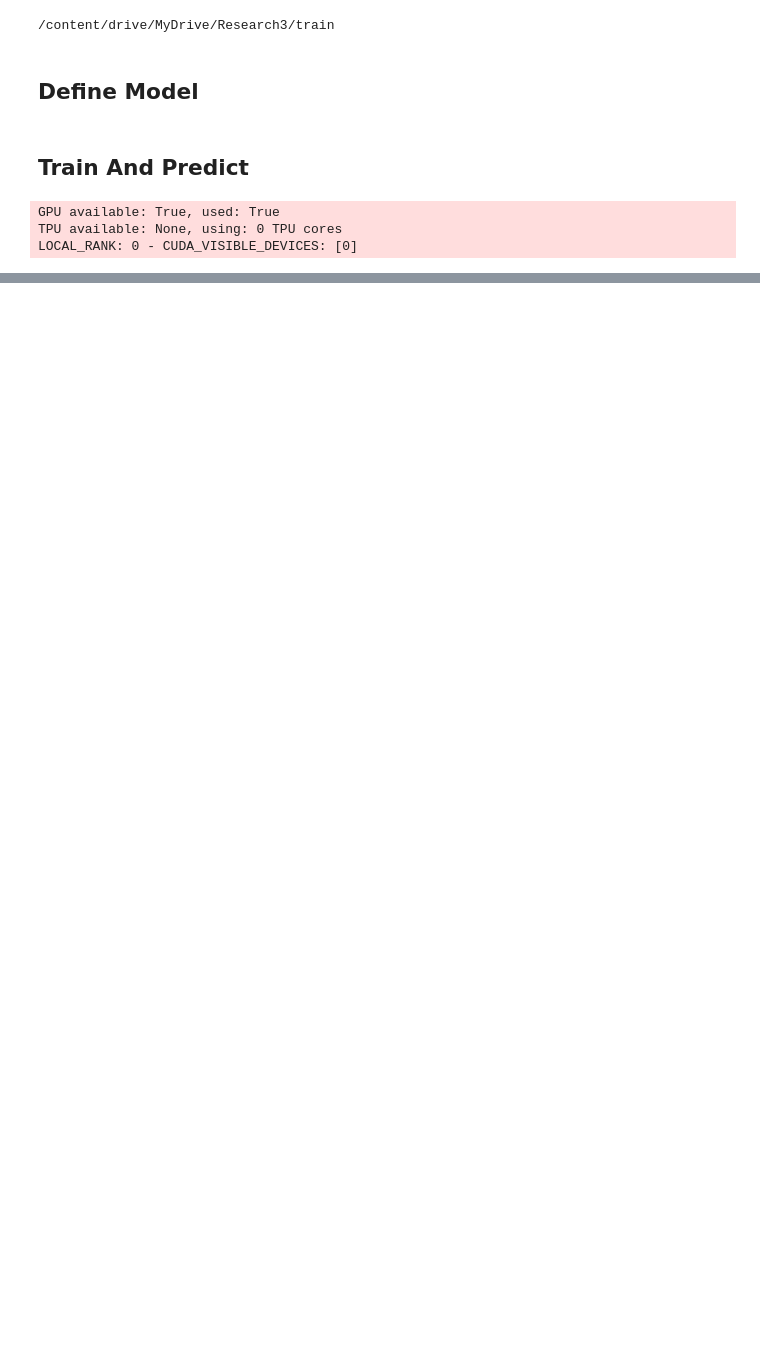
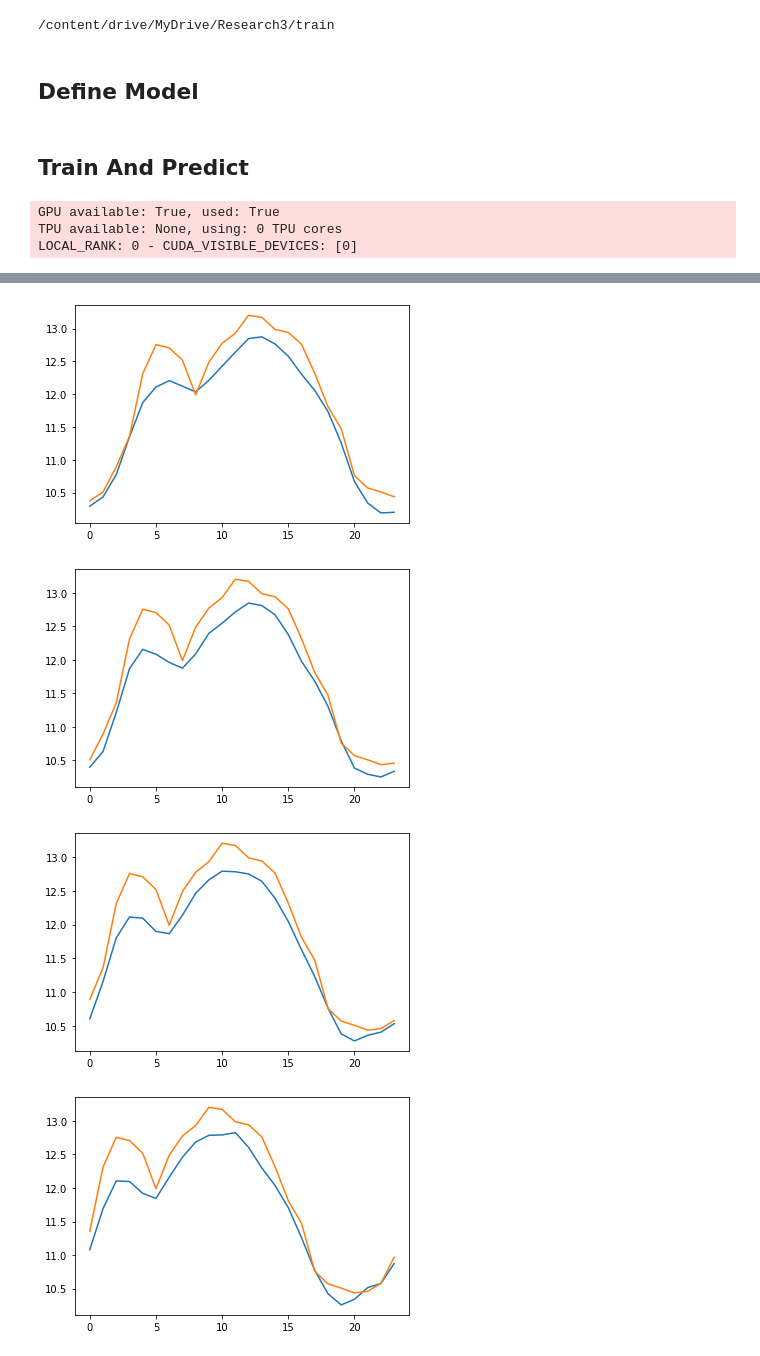
Before and after one commit to chosanglyul/Research3, a Jupyter notebook: train/electric.ipynb, the cells around one changed output, grey strips where cells are left out. Cells and saved outputs as stored; diff of their text form; code cells hidden in the pictures; blank space fills up the shorter version.

```diff
--- a/train/electric.ipynb
+++ b/train/electric.ipynb
@@ -153,0 +173,18 @@ DATALOADER:0 TEST RESULTS
+# %%
+X, Y = next(iter(data_module.test_dataloader()))
+# %%
+with torch.no_grad():
+  T = model(X.cuda()).cpu()
+# %%
+def p(i):
+  plt.plot(T[i])
+  plt.plot(Y[i])
+  plt.show()
+# %%
+for i in range(50, 60):
+  p(i)
+# %% [output]
+[figure, added]
+[figure, added]
+[figure, added]
+[figure, added]
```
Also changed, not shown: parts of 9 cells of this notebook, 6 other files.
